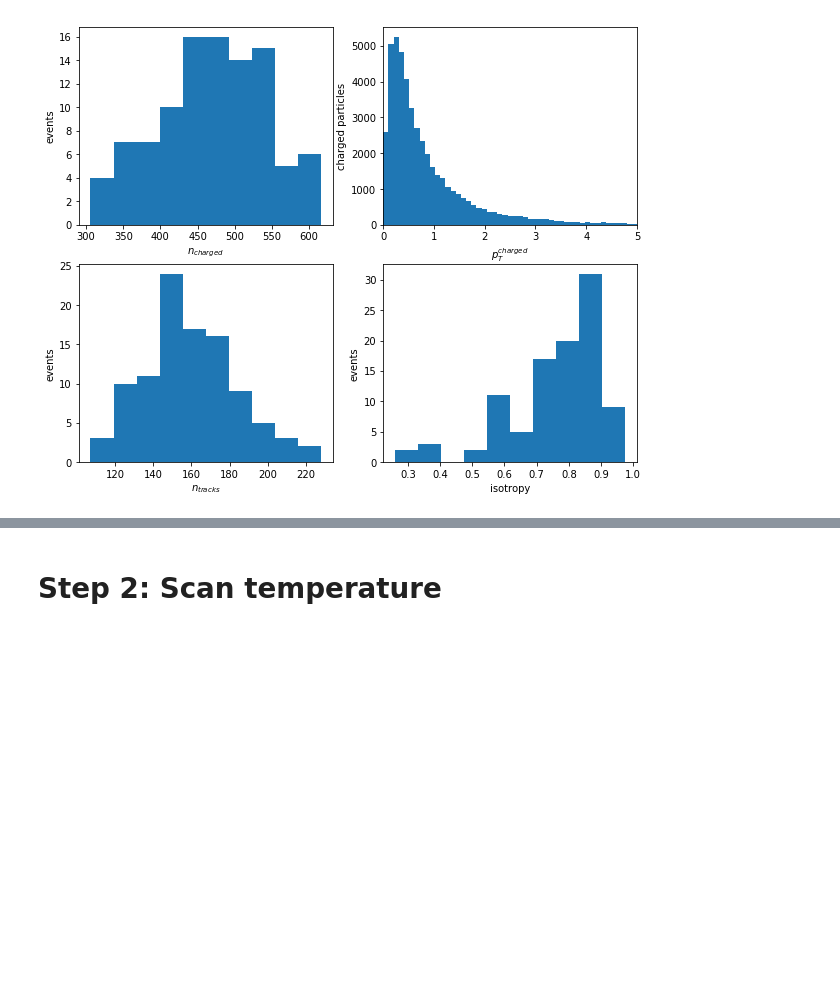
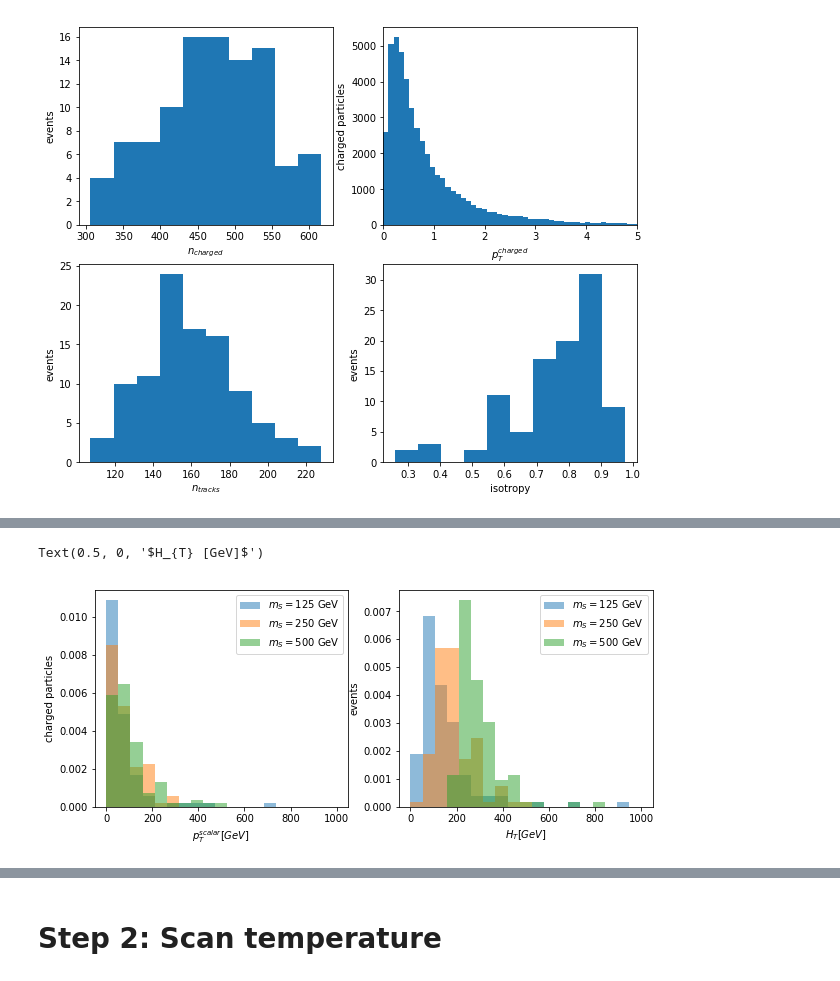
Before and after one commit to kdipetri/suepTutorial, a Jupyter notebook: tutorial.ipynb, the cells around one changed output, grey strips where cells are left out. Saved outputs shown, nothing was run; the diff lists cells and outputs as text; code cells hidden in the pictures; blank space fills up the shorter version.

```diff
--- a/tutorial.ipynb
+++ b/tutorial.ipynb
@@ -156,3 +159,27 @@ Text(0.5, 0, '$isotropy$')
+# %%
+# can also compare scalar pt and HT
+fig, axs = plt.subplots(1,2,sharey=False,figsize=(10,4))
+
+# mediator pT
+bins = np.linspace(0,1000,20)
+axs[0].hist(suep125.scalarPt, bins, alpha=0.5, label='$m_{S}=125$ GeV', normed=1)
+axs[0].hist(suep250.scalarPt, bins, alpha=0.5, label='$m_{S}=250$ GeV', normed=1)
+axs[0].hist(suep500.scalarPt, bins, alpha=0.5, label='$m_{S}=500$ GeV', normed=1)
+axs[0].legend(loc='upper right')
+axs[0].set_ylabel("charged particles")
+axs[0].set_xlabel("$p_{T}^{scalar} [GeV]$")
+
+# HT = scalar sum of pT from stable charged particles in tracking acceptance
+bins = np.linspace(0,1000,20)
+axs[1].hist(suep125.ht, bins, alpha=0.5, label='$m_{S}=125$ GeV', normed=1)
+axs[1].hist(suep250.ht, bins, alpha=0.5, label='$m_{S}=250$ GeV', normed=1)
+axs[1].hist(suep500.ht, bins, alpha=0.5, label='$m_{S}=500$ GeV', normed=1)
+axs[1].legend(loc='upper right')
+axs[1].set_ylabel("events")
+axs[1].set_xlabel("$H_{T} [GeV]$")
+# %% [output]
+Text(0.5, 0, '$H_{T} [GeV]$')
+[figure, added]
 # %%
 # find a boosted event and non-boosted
 suep = suep250
```
Also changed, not shown: parts of 9 cells of this notebook.
